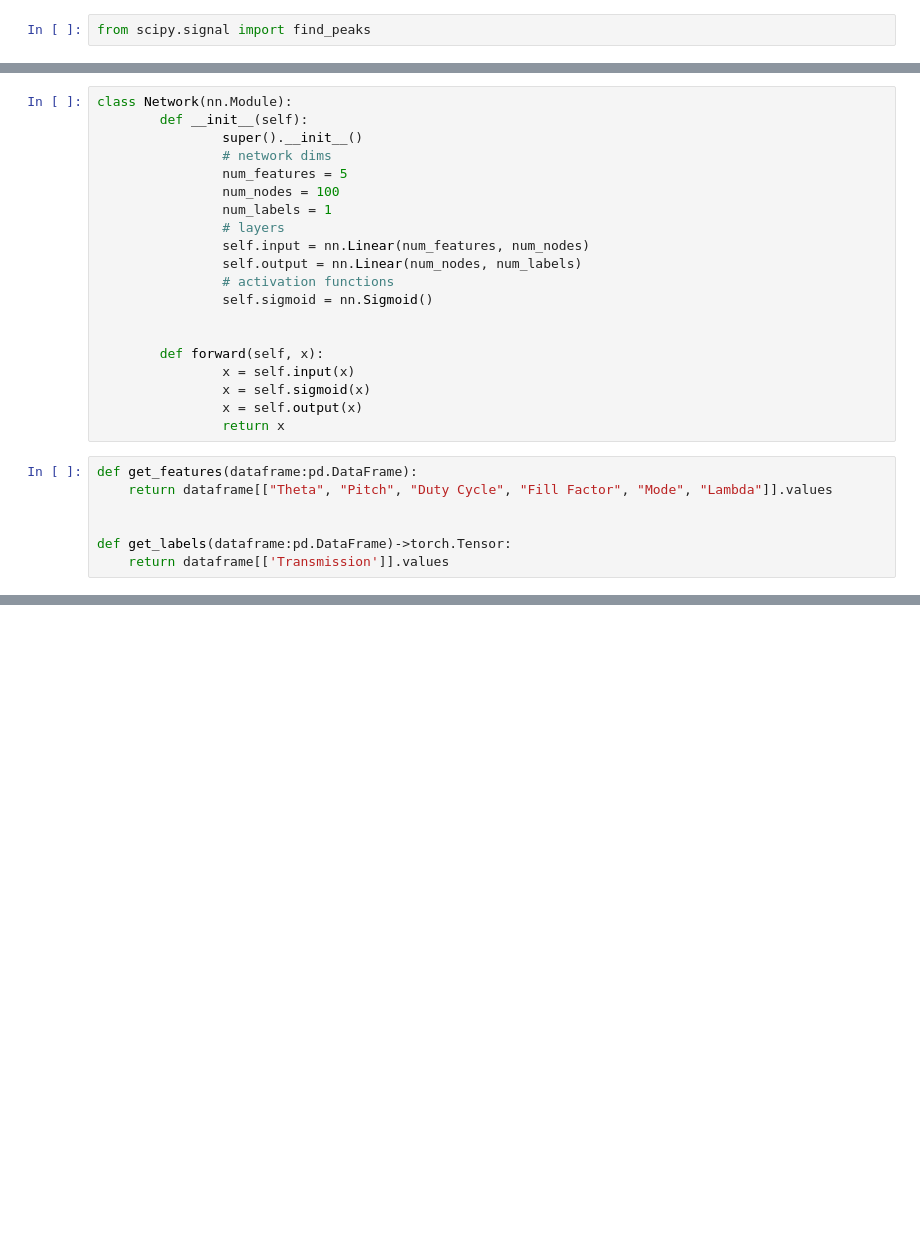
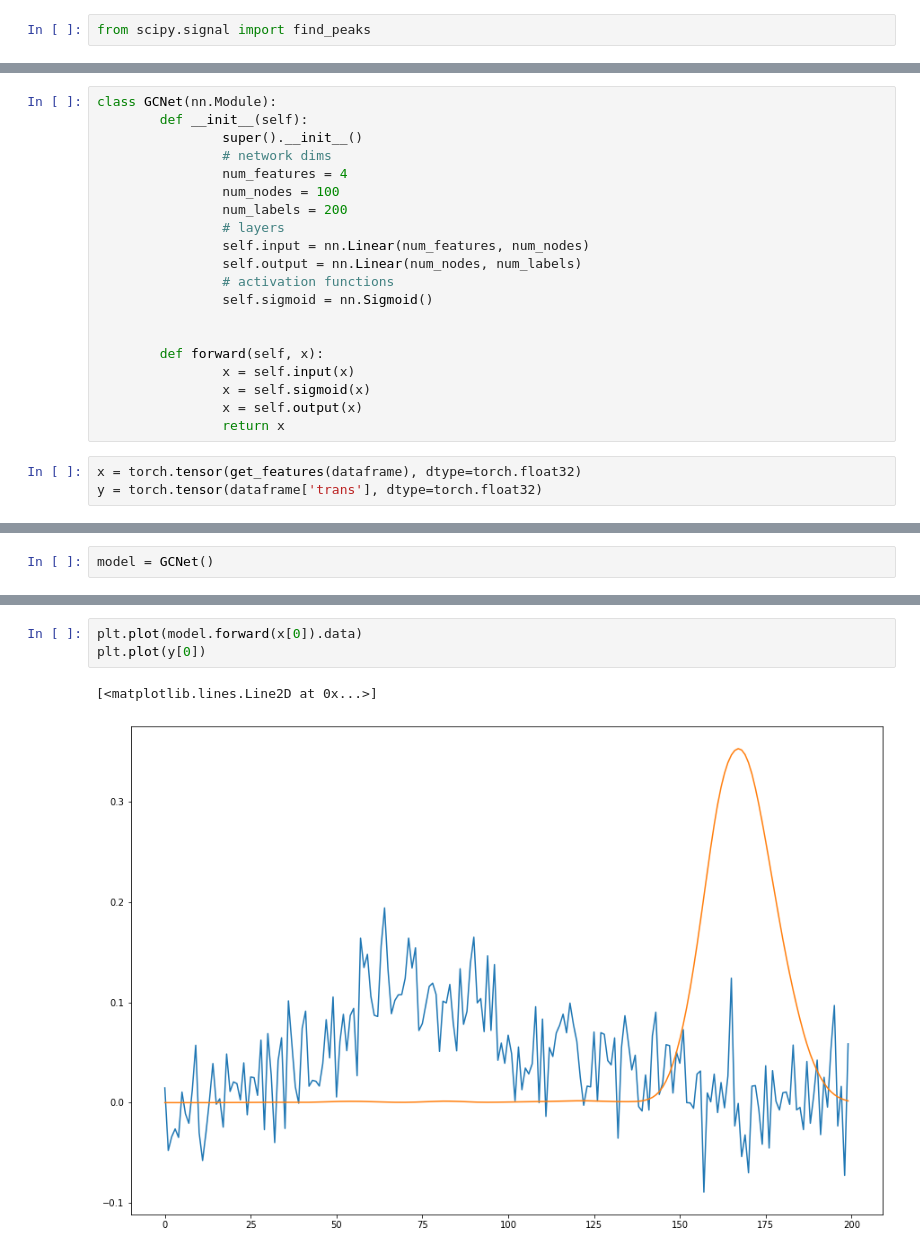
Before and after one commit to JonathanALevine/deep-photonics, a Jupyter notebook: main.ipynb, the cells around one changed output, grey strips where cells are left out. Cells and saved outputs as stored; diff of their text form; blank space fills up the shorter version.

```diff
--- a/main.ipynb
+++ b/main.ipynb
@@ -197,11 +201,11 @@ long_dataframe
 # %%
-class Network(nn.Module):
+class GCNet(nn.Module):
         def __init__(self):
                 super().__init__()
                 # network dims
-                num_features = 5
+                num_features = 4
                 num_nodes = 100
-                num_labels = 1
+                num_labels = 200
                 # layers
                 self.input = nn.Linear(num_features, num_nodes)
                 self.output = nn.Linear(num_nodes, num_labels)
@@ -214,10 +218,6 @@ class Network(nn.Module):
                 x = self.sigmoid(x)
                 x = self.output(x)
                 return x
-# %%
-def get_features(dataframe:pd.DataFrame):
-    return dataframe[["Theta", "Pitch", "Duty Cycle", "Fill Factor", "Mode", "Lambda"]].values
-
-
-def get_labels(dataframe:pd.DataFrame)->torch.Tensor:
-    return dataframe[['Transmission']].values
+# %%
+x = torch.tensor(get_features(dataframe), dtype=torch.float32)
+y = torch.tensor(dataframe['trans'], dtype=torch.float32)
@@ -223,0 +226,2 @@ def get_labels(dataframe:pd.DataFrame)->torch.Tensor:
+# %%
+model = GCNet()
@@ -223,0 +244,6 @@ def get_labels(dataframe:pd.DataFrame)->torch.Tensor:
+# %%
+plt.plot(model.forward(x[0]).data)
+plt.plot(y[0])
+# %% [output]
+[<matplotlib.lines.Line2D at 0x...>]
+[figure, added]
```
Also changed, not shown: parts of 13 cells of this notebook, 2 other files.
